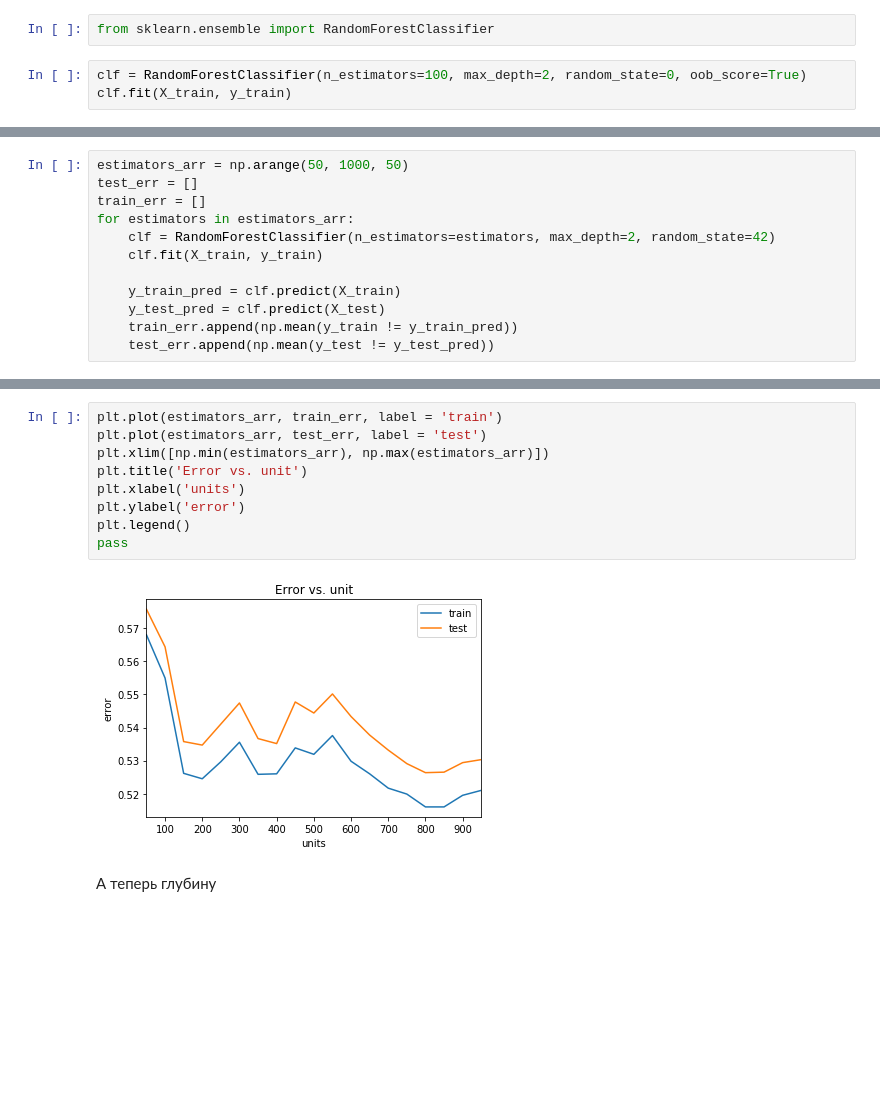
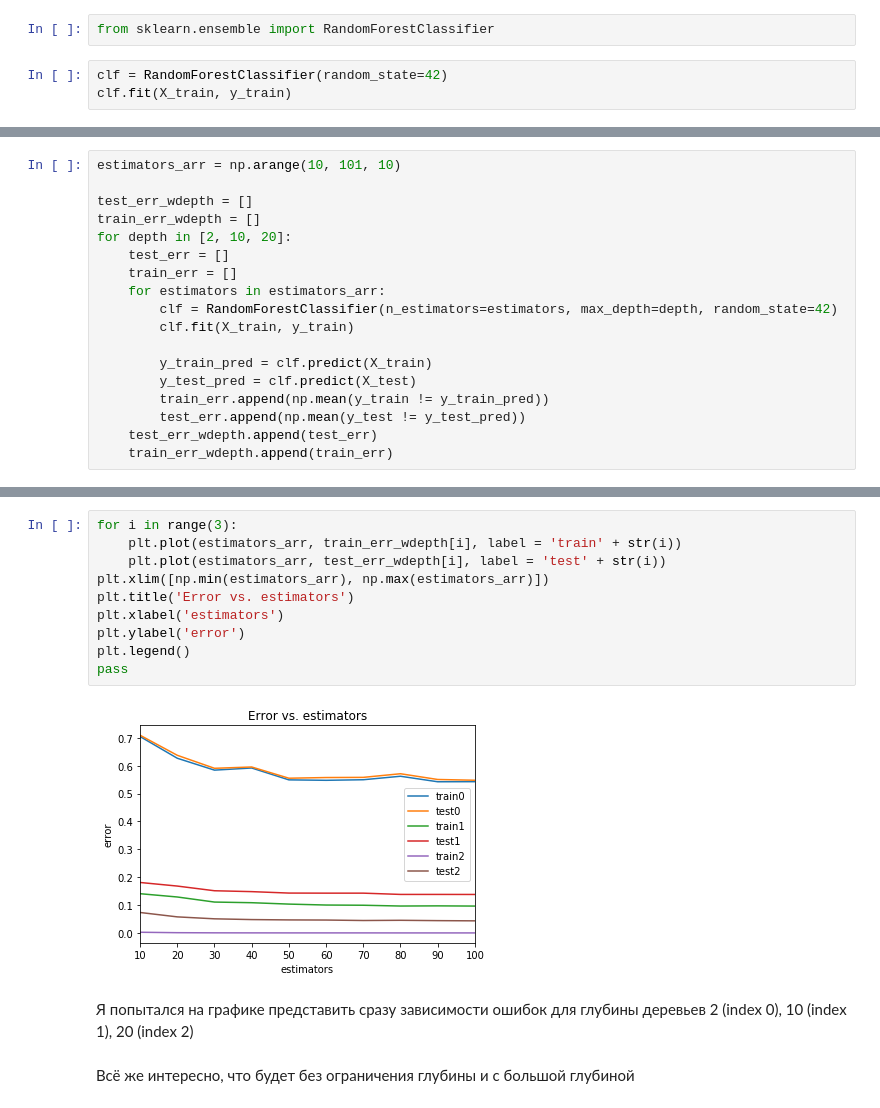
Before and after one commit to Lenferd/Machine-Learning, a Jupyter notebook: L1-dataset_review/letter-recognition-review.ipynb, the cells around one changed output, grey strips where cells are left out. Cells and saved outputs as stored; diff of their text form; blank space fills up the shorter version.

```diff
--- a/L1-dataset_review/letter-recognition-review.ipynb
+++ b/L1-dataset_review/letter-recognition-review.ipynb
@@ -1453,7 +1453,7 @@ X_train, X_test, y_train, y_test = train_test_split(X, y, test_size=0.33, random
 # %%
 from sklearn.ensemble import RandomForestClassifier
 # %%
-clf = RandomForestClassifier(n_estimators=100, max_depth=2, random_state=0, oob_score=True)
+clf = RandomForestClassifier(random_state=42)
 clf.fit(X_train, y_train)
 # %% [output]
 RandomForestClassifier(bootstrap=True, class_weight=None, criterion='gini',
@@ -1475,15 +1511,21 @@ Train error: 0.5549667885663109
 # %%
-estimators_arr = np.arange(50, 1000, 50)
-test_err = []
-train_err = []
-for estimators in estimators_arr:
-    clf = RandomForestClassifier(n_estimators=estimators, max_depth=2, random_state=42)
-    clf.fit(X_train, y_train)
+estimators_arr = np.arange(10, 101, 10)
 
-    y_train_pred = clf.predict(X_train)
-    y_test_pred = clf.predict(X_test)
-    train_err.append(np.mean(y_train != y_train_pred))
-    test_err.append(np.mean(y_test != y_test_pred))
+test_err_wdepth = []
+train_err_wdepth = []
+for depth in [2, 10, 20]:
+    test_err = []
+    train_err = []
+    for estimators in estimators_arr:
+        clf = RandomForestClassifier(n_estimators=estimators, max_depth=depth, random_state=42)
+        clf.fit(X_train, y_train)
+
+        y_train_pred = clf.predict(X_train)
+        y_test_pred = clf.predict(X_test)
+        train_err.append(np.mean(y_train != y_train_pred))
+        test_err.append(np.mean(y_test != y_test_pred))
+    test_err_wdepth.append(test_err)
+    train_err_wdepth.append(train_err)
 # %%
 min_train_err = np.min(train_err)
 min_test_err = np.min(test_err)
@@ -1495,14 +1537,17 @@ print(estimators_opt)
 # %%
-plt.plot(estimators_arr, train_err, label = 'train')
-plt.plot(estimators_arr, test_err, label = 'test')
+for i in range(3):
+    plt.plot(estimators_arr, train_err_wdepth[i], label = 'train' + str(i))
+    plt.plot(estimators_arr, test_err_wdepth[i], label = 'test' + str(i))
 plt.xlim([np.min(estimators_arr), np.max(estimators_arr)])
-plt.title('Error vs. unit')
-plt.xlabel('units')
+plt.title('Error vs. estimators')
+plt.xlabel('estimators')
 plt.ylabel('error')
 plt.legend()
 pass
 # %% [output]
-[figure, old version]
+[figure, new version]
-# %% [markdown]
-А теперь глубину
+# %% [markdown]
+Я попытался на графике представить сразу зависимости ошибок для глубины деревьев 2 (index 0), 10 (index 1), 20 (index 2)
+# %% [markdown]
+Всё же интересно, что будет без ограничения глубины и с большой глубиной
 # %%
```
Also changed, not shown: parts of 45 cells of this notebook.
